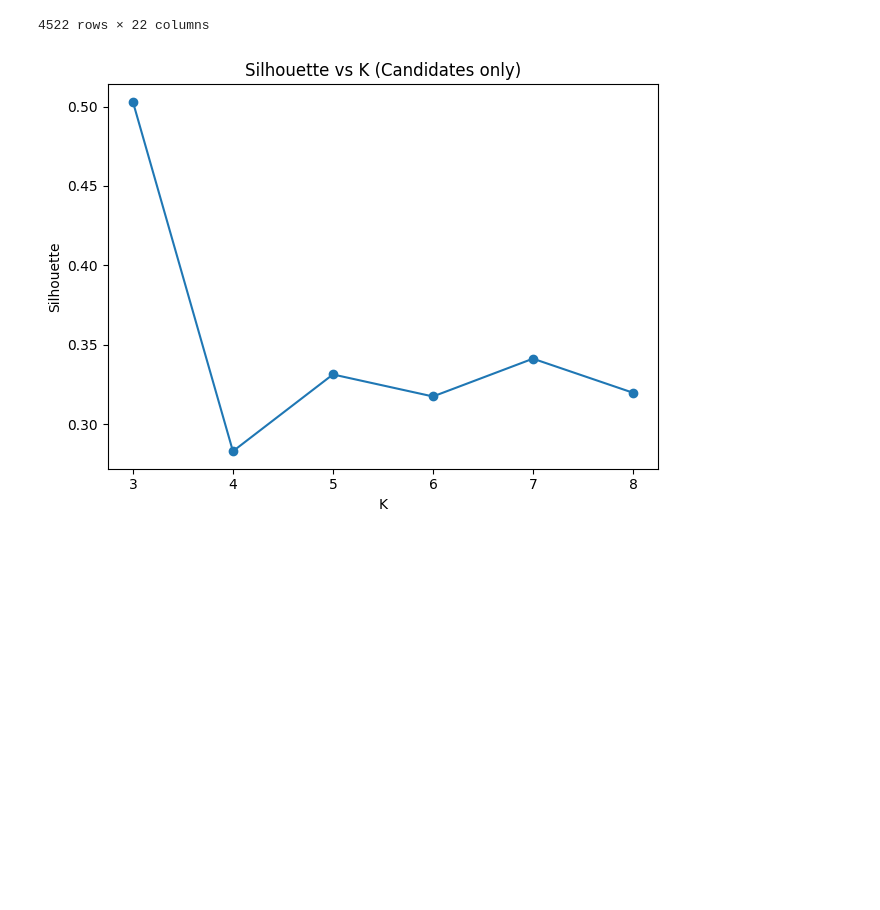
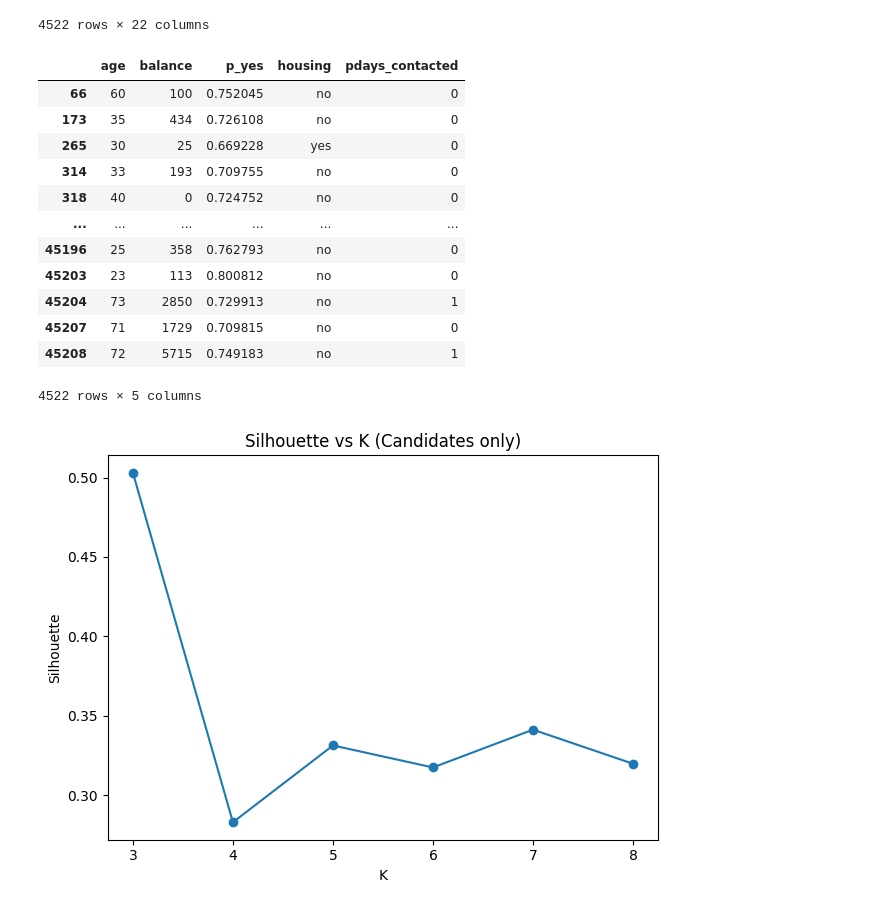
Before and after one commit to NguyenPhanNhatLan/DM, a Jupyter notebook: notebooks/campaign_segmentation.ipynb, the cells around one changed output. Cells and saved outputs as stored; diff of their text form; code cells hidden in the pictures; blank space fills up the shorter version.

```diff
--- a/notebooks/campaign_segmentation.ipynb
+++ b/notebooks/campaign_segmentation.ipynb
@@ -328,6 +571,22 @@ preprocess_seg = ColumnTransformer(
 )
 
 X_seg = preprocess_seg.fit_transform(candidates[features])
+# %%
+candidates[features]
+# %% [output]
+|  | age | balance | p_yes | housing | pdays_contacted |
+| 66 | 60 | 100 | 0.752045 | no | 0 |
+| 173 | 35 | 434 | 0.726108 | no | 0 |
+| 265 | 30 | 25 | 0.669228 | yes | 0 |
+| 314 | 33 | 193 | 0.709755 | no | 0 |
+| 318 | 40 | 0 | 0.724752 | no | 0 |
+| ... | ... | ... | ... | ... | ... |
+| 45196 | 25 | 358 | 0.762793 | no | 0 |
+| 45203 | 23 | 113 | 0.800812 | no | 0 |
+| 45204 | 73 | 2850 | 0.729913 | no | 1 |
+| 45207 | 71 | 1729 | 0.709815 | no | 0 |
+| 45208 | 72 | 5715 | 0.749183 | no | 1 |
+4522 rows × 5 columns
 # %%
 from sklearn.cluster import MiniBatchKMeans
 
```
Also changed, not shown: parts of 14 cells of this notebook, 3 other files.
